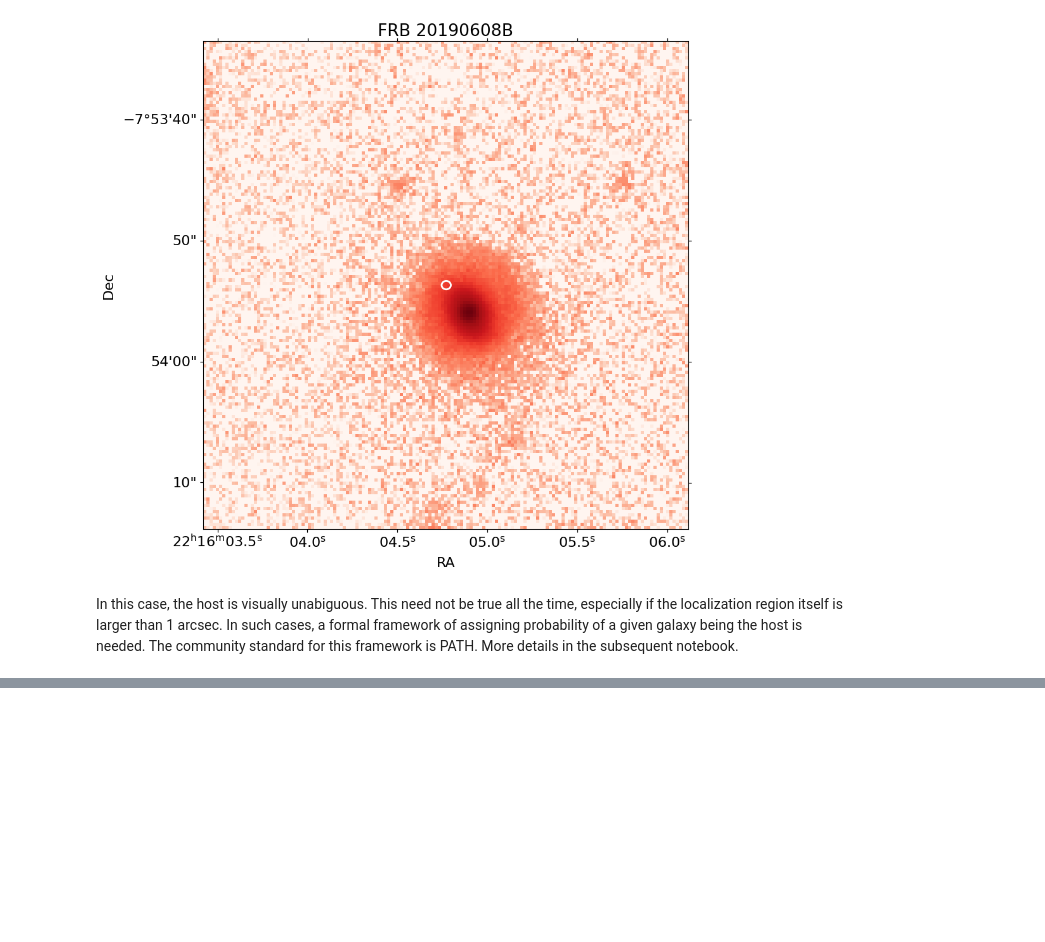
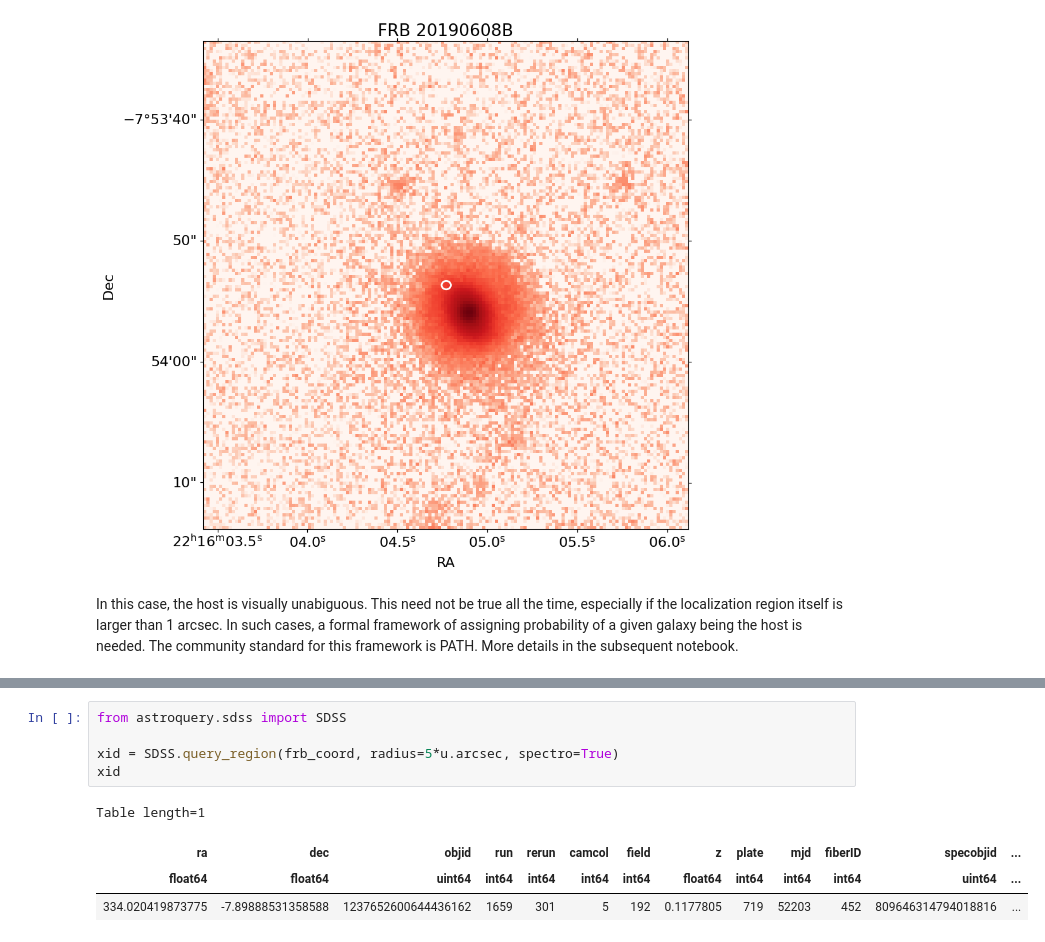
Before and after one commit to SunilSimha/ftsky_optical, a Jupyter notebook: notebooks/1.Querying_surveys.ipynb, the cells around one changed output, grey strips where cells are left out. Cells and saved outputs as stored; diff of their text form; blank space fills up the shorter version.

```diff
--- a/notebooks/1.Querying_surveys.ipynb
+++ b/notebooks/1.Querying_surveys.ipynb
@@ -117,0 +127,10 @@ In this case, the host is visually unabiguous. This need not be true all the tim
+# %%
+from astroquery.sdss import SDSS
+
+xid = SDSS.query_region(frb_coord, radius=5*u.arcsec, spectro=True)
+xid
+# %% [output]
+Table length=1
+| ra | dec | objid | run | rerun | camcol | field | z | plate | mjd | fiberID | specobjid | ... |
+| float64 | float64 | uint64 | int64 | int64 | int64 | int64 | float64 | int64 | int64 | int64 | uint64 | ... |
+| 334.020419873775 | -7.89888531358588 | 1237652600644436162 | 1659 | 301 | 5 | 192 | 0.1177805 | 719 | 52203 | 452 | 809646314794018816 | ... |
```
Also changed, not shown: parts of 9 cells of this notebook.
